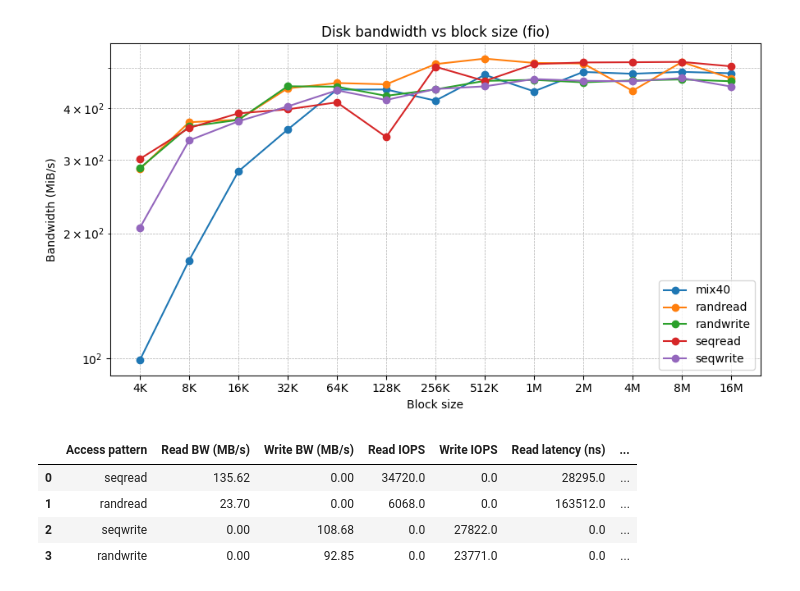
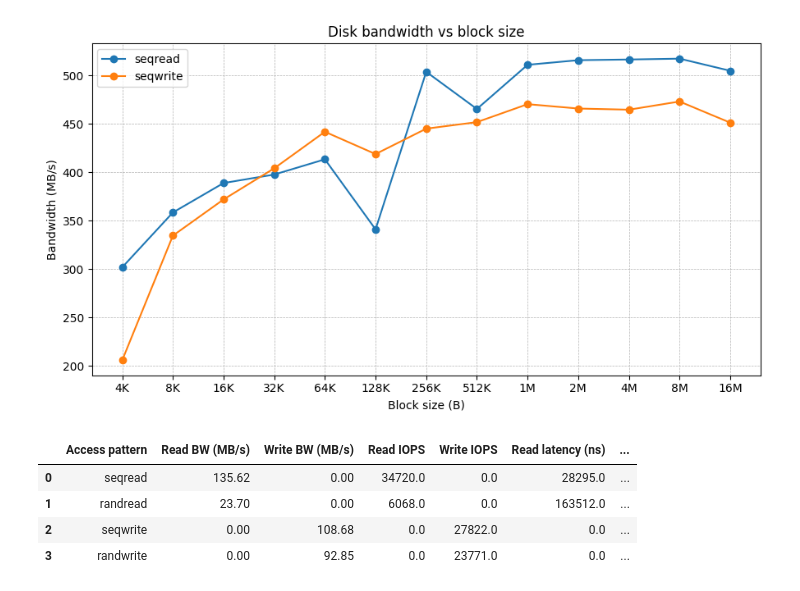
Before and after one commit to pytelj/x-stream, a Jupyter notebook: diskspeed-analysis.ipynb, the cells around one changed output. Saved outputs shown, nothing was run; the diff lists cells and outputs as text; code cells hidden in the pictures.

```diff
--- a/diskspeed-analysis.ipynb
+++ b/diskspeed-analysis.ipynb
@@ -4,6 +4,7 @@ import numpy as np
 import matplotlib.pyplot as plt
 # %%
 df = pd.read_csv("logs/mem_and_disk_results/diskspeed.csv")
+df = df[df["pattern"].isin(["seqread", "seqwrite"])].copy()
 
 def bs_to_bytes(bs: str) -> int:
     s = bs.strip().upper()
@@ -23,39 +24,39 @@ df["bw_write_mib_s"] = df["bw_write_kib_s"] / 1024.0
 
 # - read patterns: read bw
 # - write patterns: write bw
 # - mix: total bw (read+write)
 def select_bw(row):
     p = row["pattern"]
     if "read" in p:
         return row["bw_read_mib_s"]
     if "write" in p:
         return row["bw_write_mib_s"]
     if p.startswith("mix"):
         return row["bw_read_mib_s"] + row["bw_write_mib_s"]
     return np.nan
 
 df["bw_mib_s"] = df.apply(select_bw, axis=1)
 
 plt.figure(figsize=(9, 5))
 
 for pattern, g in df.groupby("pattern"):
     g = g.sort_values("bs_bytes")
     plt.plot(g["bs_bytes"], g["bw_mib_s"], marker="o", label=pattern)
 
 plt.xscale("log", base=2)
-plt.yscale("log")
+# plt.yscale("log")
 plt.xticks(sorted(df["bs_bytes"].unique()), [b for b in df.sort_values("bs_bytes")["bs"].unique()], rotation=0)
 
-plt.xlabel("Block size")
-plt.ylabel("Bandwidth (MiB/s)")
-plt.title("Disk bandwidth vs block size (fio)")
+plt.xlabel("Block size (B)")
+plt.ylabel("Bandwidth (MB/s)")
+plt.title("Disk bandwidth vs block size")
 plt.grid(True, which="both", linestyle="--", linewidth=0.5)
 plt.legend()
 plt.tight_layout()
-plt.savefig("disk_bandwidth_vs_block_size.png", dpi=200)
+# plt.savefig("disk_bandwidth_vs_block_size.png", dpi=200)
 plt.show()
 # %% [output]
-[figure, old version]
+[figure, new version]
 # %%
 df = pd.read_csv("logs/mem_and_disk_results/ssd_seq_vs_rand/ssd_seq_vs_rand.csv")
 
```
Also changed, not shown: 2 other files.
